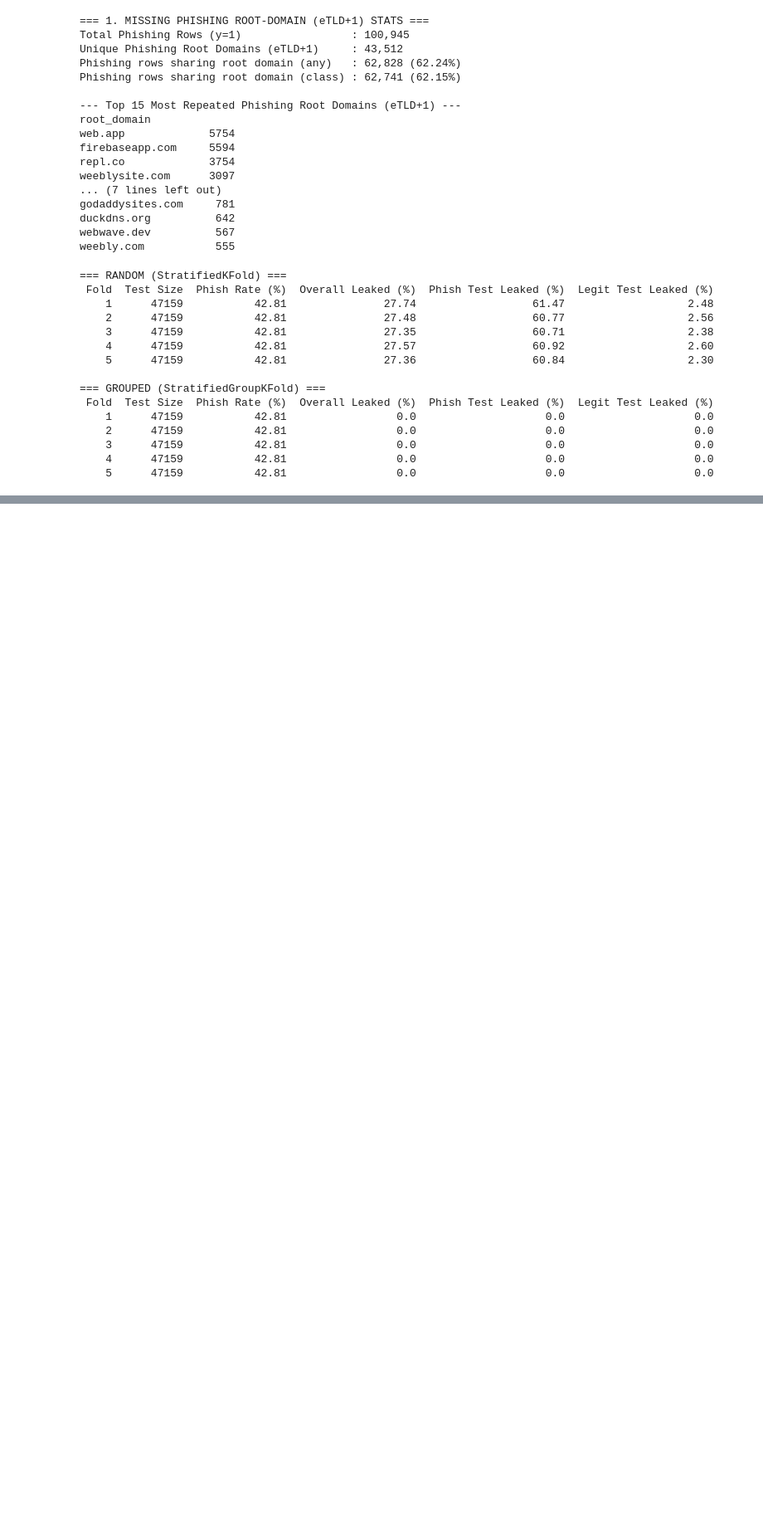
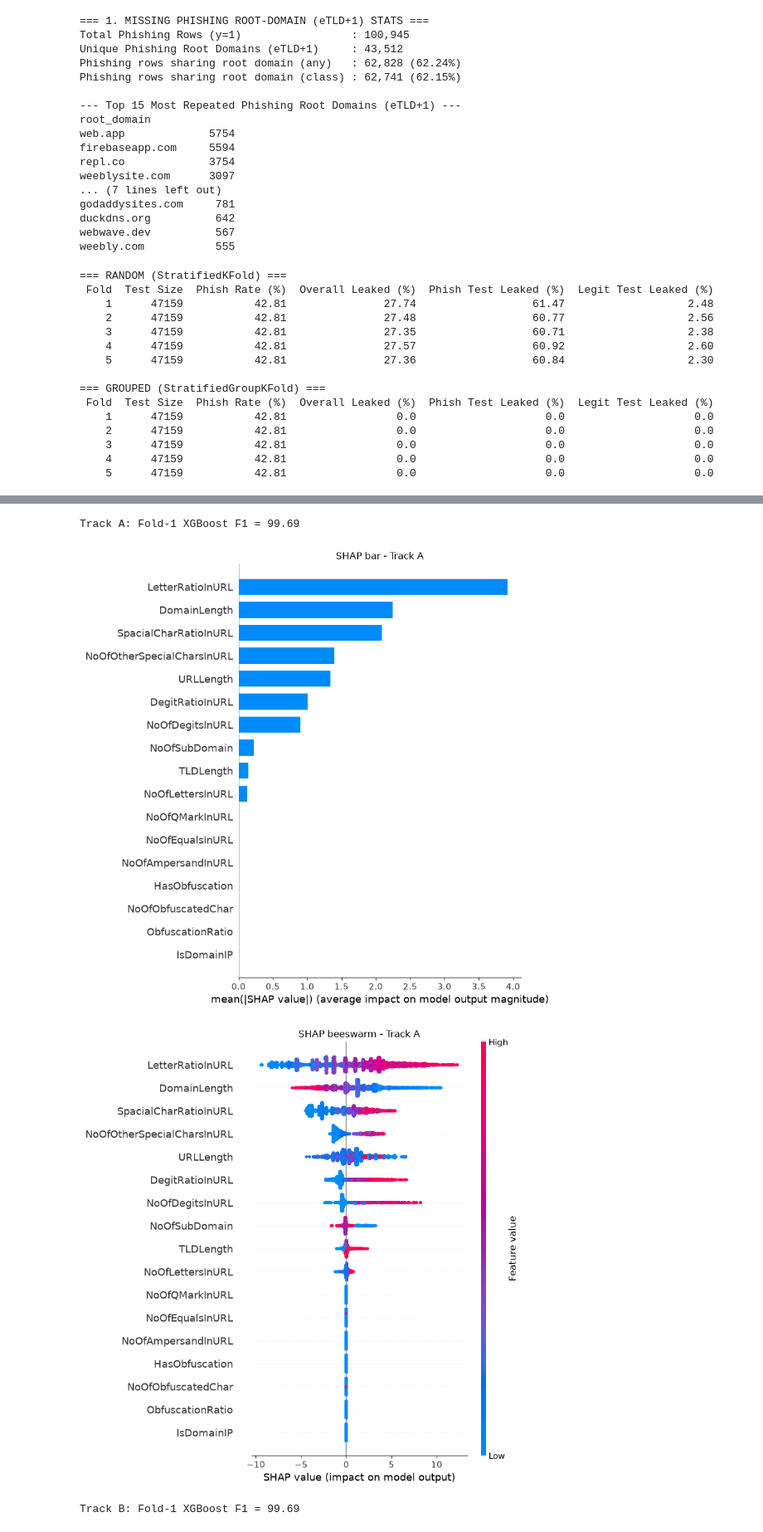
Before and after one commit to Yuvraj250/phishing-leakage-audit, a Jupyter notebook: notebooks/audit_pipeline.ipynb, the cells around one changed output, grey strips where cells are left out. Shown at 83% size. Drawn from its saved outputs; the diff is of its cells as text; code cells hidden in the pictures; blank space fills up the shorter version.

```diff
--- a/notebooks/audit_pipeline.ipynb
+++ b/notebooks/audit_pipeline.ipynb
@@ -261,0 +469,14 @@ audit(StratifiedGroupKFold(5, shuffle=True, random_state=42), "GROUPED (Stratifi
+# %%
+import pandas as pd
+from sklearn.metrics import accuracy_score, precision_score, recall_score, f1_score
+
+urls = df_diag['URL'].astype(str)
+y = df_diag['y_phish']                      # 1 = phishing, 0 = legitimate
+
+# Rule: if the URL starts with "https://www." call it legitimate, otherwise phishing
+pred = (~urls.str.startswith("https://www.")).astype(int)
+
+print("Accuracy :", round(accuracy_score(y, pred) * 100, 2))
+print("Precision:", round(precision_score(y, pred) * 100, 2))
+print("Recall   :", round(recall_score(y, pred) * 100, 2))
+print("F1       :", round(f1_score(y, pred) * 100, 2))
@@ -261,0 +488,40 @@ audit(StratifiedGroupKFold(5, shuffle=True, random_state=42), "GROUPED (Stratifi
+# %%
+import shap, numpy as np, pandas as pd, matplotlib.pyplot as plt
+from xgboost import XGBClassifier
+from sklearn.metrics import f1_score
+
+def shap_fold1(splitter, grouped, tag):
+    splits = splitter.split(X, y, groups) if grouped else splitter.split(X, y)
+    tr, te = next(iter(splits))                       # Fold 1 only
+    model = XGBClassifier(n_estimators=100, max_depth=10, learning_rate=0.2,
+                          n_jobs=-1, random_state=42, eval_metric='logloss')
+    model.fit(X.iloc[tr], y[tr])
+    f1 = f1_score(y[te], model.predict(X.iloc[te])) * 100
+    idx = np.random.RandomState(42).choice(len(te), size=min(5000, len(te)), replace=False)
+    Xs = X.iloc[te].iloc[idx]                         # 5,000 random test rows
+    sv = shap.TreeExplainer(model).shap_values(Xs)
+    imp = np.abs(sv).mean(axis=0)
+    df = pd.DataFrame({"Feature": X.columns,
+                       f"|SHAP| {tag}": imp.round(4),
+                       f"Rel% {tag}": (imp / imp.sum() * 100).round(2)})
+    print(f"Track {tag}: Fold-1 XGBoost F1 = {f1:.2f}")
+    for kind, name in [("bar", "bar"), (None, "beeswarm")]:
+        plt.figure(figsize=(9, 6))
+        shap.summary_plot(sv, Xs, plot_type=kind, show=False)
+        plt.title(f"SHAP {name} - Track {tag}")
+        plt.tight_layout()
+        plt.savefig(f"shap_{name}_track{tag}.png", dpi=300)
+        plt.show()
+    return df
+
+dfA = shap_fold1(skf, False, "A")      # random split
+dfB = shap_fold1(sgkf, True, "B")      # domain-grouped split
+
+table = dfA.merge(dfB, on="Feature").sort_values("|SHAP| B", ascending=False)
+print(table.to_string(index=False))
+table.to_csv("shap_comparison.csv", index=False)
+# %% [output]
+Track A: Fold-1 XGBoost F1 = 99.69
+[figure, added]
+[figure, added]
+Track B: Fold-1 XGBoost F1 = 99.69
```
Also changed, not shown: parts of 8 cells of this notebook.
